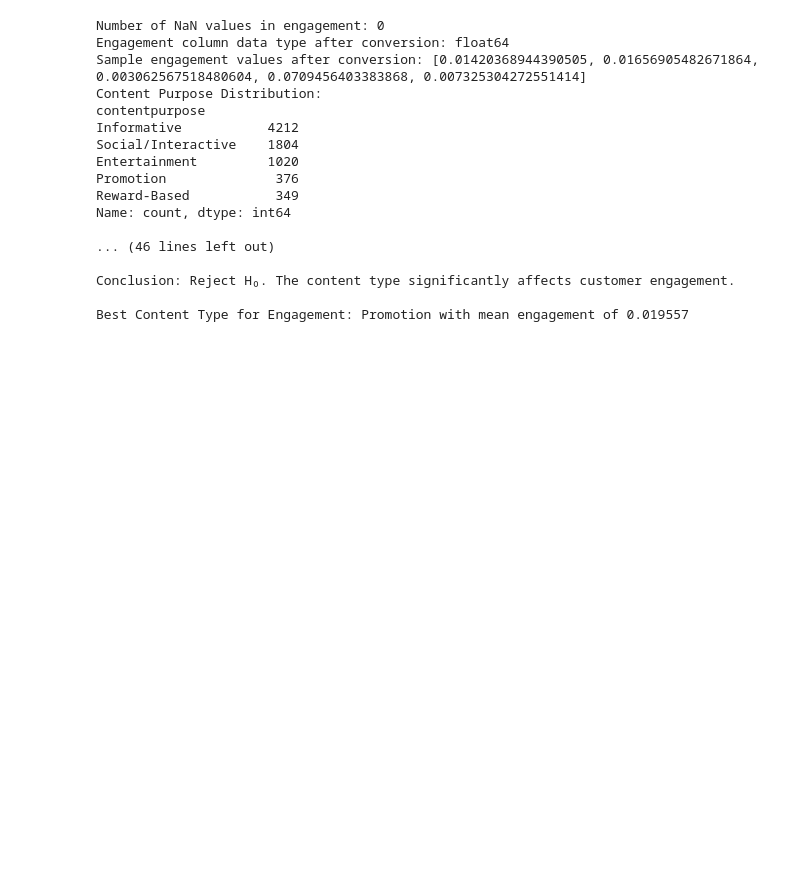
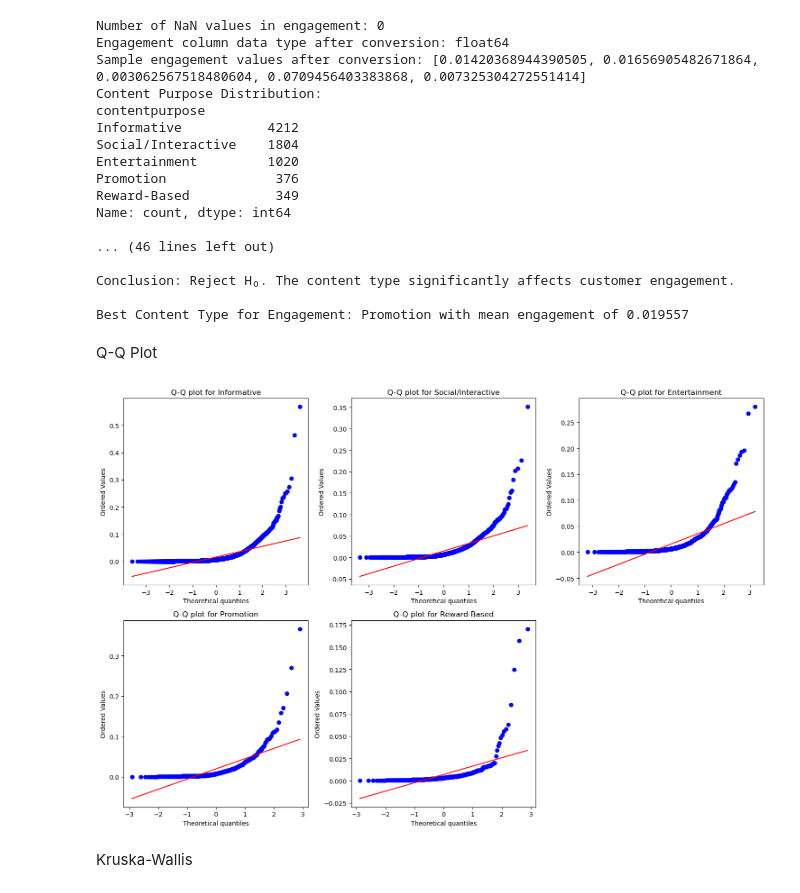
Before and after one commit to ziyuka/DMS, a Jupyter notebook: DMS_GamingIndustry.ipynb, the cells around one changed output. Saved outputs shown, nothing was run; the diff lists cells and outputs as text; code cells hidden in the pictures; blank space fills up the shorter version.

```diff
--- a/DMS_GamingIndustry.ipynb
+++ b/DMS_GamingIndustry.ipynb
@@ -1014,3 +1313,31 @@ Name: count, dtype: int64
 Conclusion: Reject H₀. The content type significantly affects customer engagement.
 
 Best Content Type for Engagement: Promotion with mean engagement of 0.019557
+# %% [markdown]
+Q-Q Plot
+# %%
+import matplotlib.pyplot as plt
+import numpy as np
+import scipy.stats as stats
+
+# Groups in IG_data
+groups = ['Informative', 'Social/Interactive', 'Entertainment', 'Promotion', 'Reward-Based']
+
+# Generate Q-Q plots for each group
+plt.figure(figsize=(15, 10))
+
+for i, group in enumerate(groups, 1):
+    # Get the engagement data for each group
+    group_data = IG_data[IG_data['contentpurpose'] == group]['engagement']
+
+    # Q-Q plot for each group
+    plt.subplot(2, 3, i)  # 2 rows, 3 columns for layout
+    stats.probplot(group_data, dist="norm", plot=plt)
+    plt.title(f'Q-Q plot for {group}')
+
+plt.tight_layout()
+plt.show()
+# %% [output]
+[figure, added]
+# %% [markdown]
+Kruska-Wallis
```
Also changed, not shown: parts of 28 cells of this notebook.
